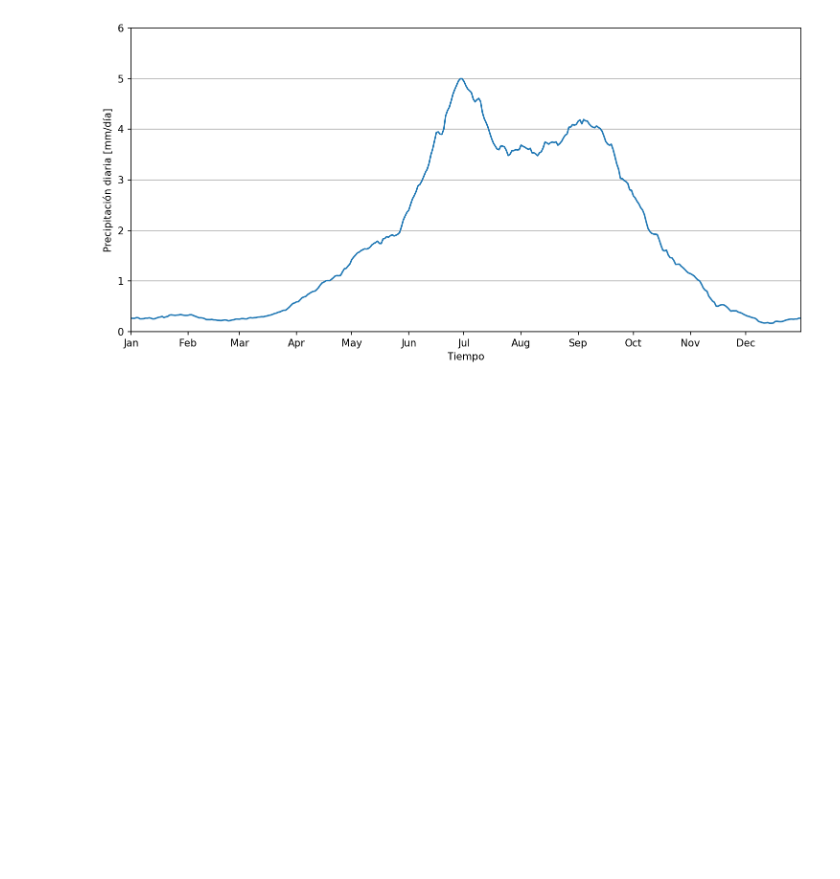
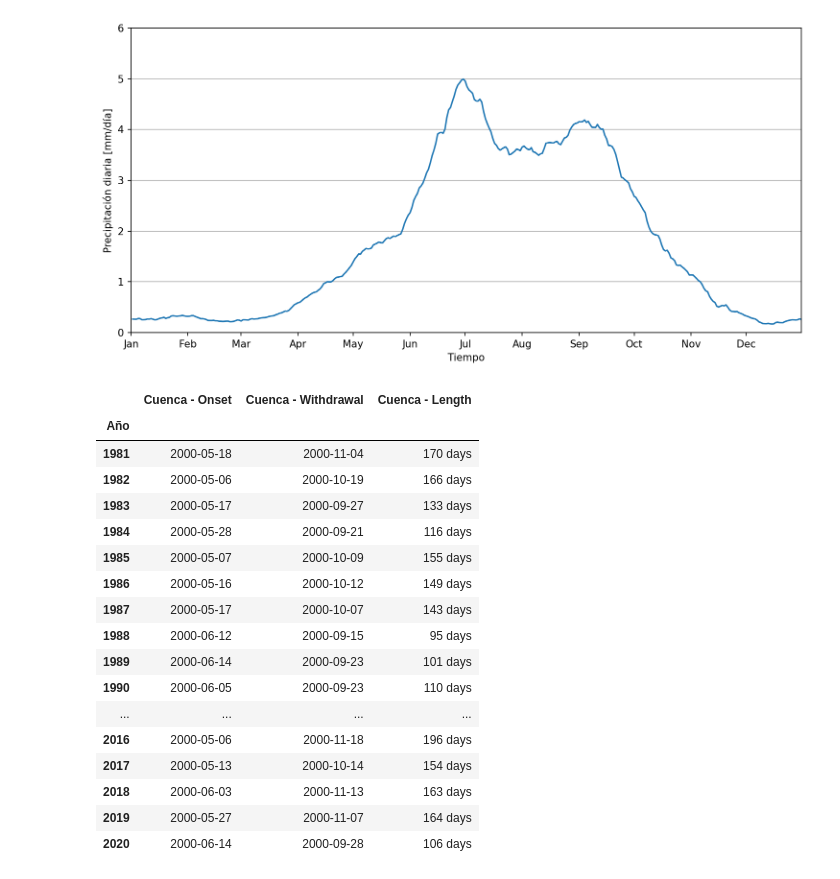
Before and after one commit to rodrigoms95/sequia, a Jupyter notebook: code/pre_CHIRPS.ipynb, the cells around one changed output. Drawn from its saved outputs; the diff is of its cells as text; code cells hidden in the pictures; blank space fills up the shorter version.

```diff
--- a/code/pre_CHIRPS.ipynb
+++ b/code/pre_CHIRPS.ipynb
@@ -186,6 +89,27 @@ fig.tight_layout()
 fig.savefig( path_r + "pre_mean_cuenca_CHIRPS.png", bbox_inches = "tight" )
 # %% [output]
 [figure]
+# %%
+date
+# %% [output]
+|  | Cuenca - Onset | Cuenca - Withdrawal | Cuenca - Length |
+| Año |  |  |  |
+| 1981 | 2000-05-18 | 2000-11-04 | 170 days |
+| 1982 | 2000-05-06 | 2000-10-19 | 166 days |
+| 1983 | 2000-05-17 | 2000-09-27 | 133 days |
+| 1984 | 2000-05-28 | 2000-09-21 | 116 days |
+| 1985 | 2000-05-07 | 2000-10-09 | 155 days |
+| 1986 | 2000-05-16 | 2000-10-12 | 149 days |
+| 1987 | 2000-05-17 | 2000-10-07 | 143 days |
+| 1988 | 2000-06-12 | 2000-09-15 | 95 days |
+| 1989 | 2000-06-14 | 2000-09-23 | 101 days |
+| 1990 | 2000-06-05 | 2000-09-23 | 110 days |
+| ... | ... | ... | ... |
+| 2016 | 2000-05-06 | 2000-11-18 | 196 days |
+| 2017 | 2000-05-13 | 2000-10-14 | 154 days |
+| 2018 | 2000-06-03 | 2000-11-13 | 163 days |
+| 2019 | 2000-05-27 | 2000-11-07 | 164 days |
+| 2020 | 2000-06-14 | 2000-09-28 | 106 days |
 # %%
 # Cargamos el archivo y ajustamos formatos.
 date = pd.read_csv(path_d + "onset_CHIRPS.csv", index_col = "Año" )
```
Also changed, not shown: parts of 6 cells of this notebook, 4 other files.
